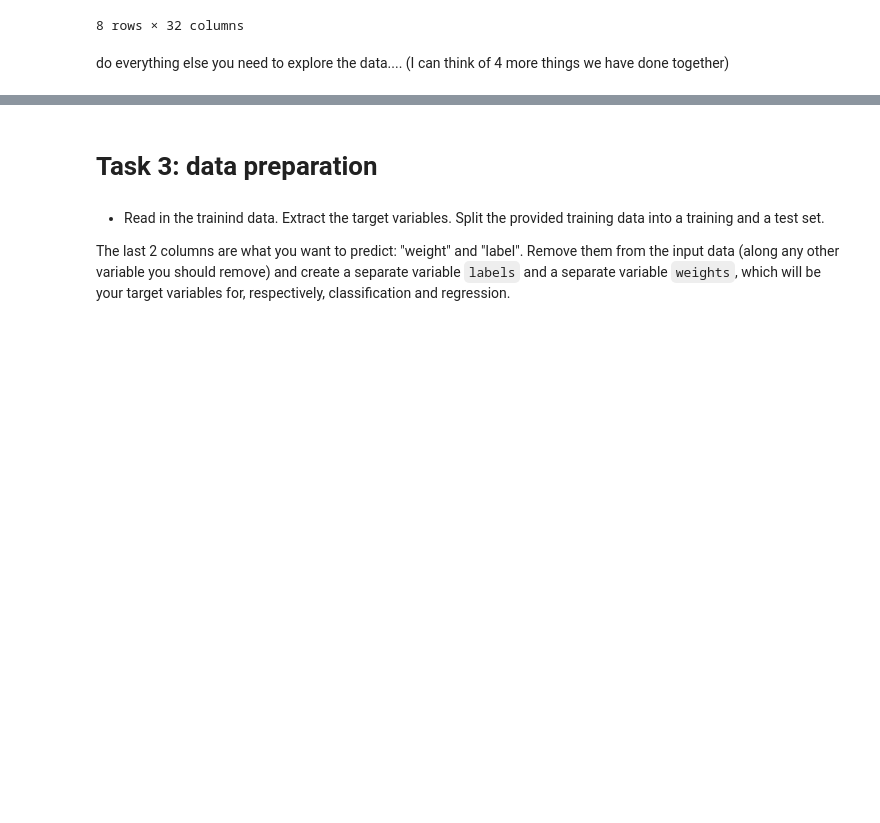
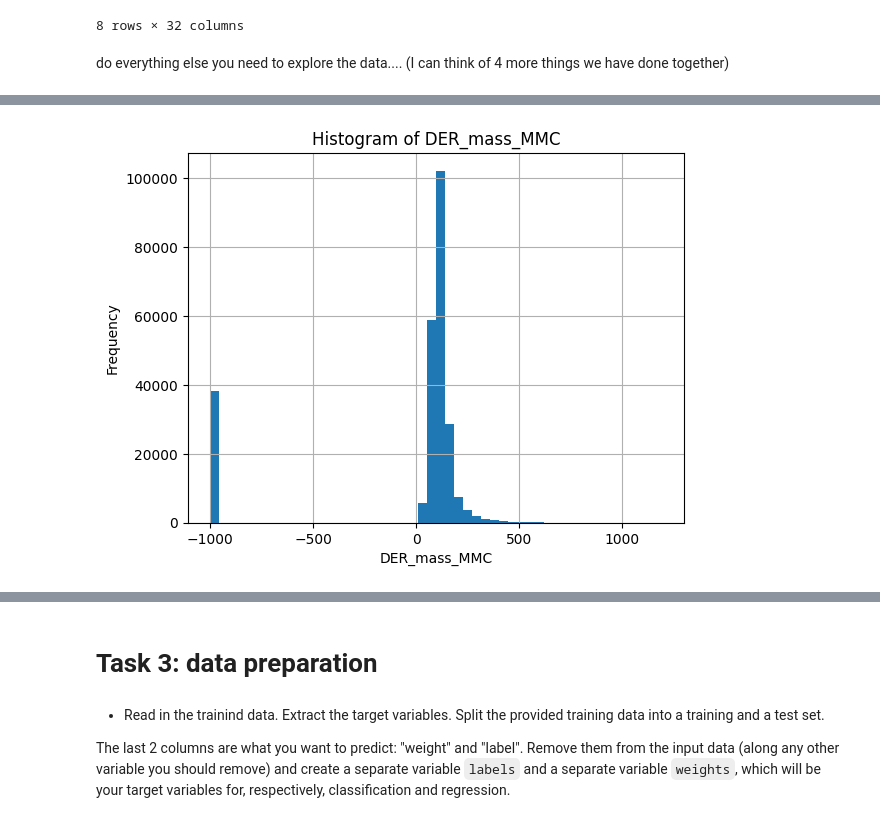
Before and after one commit to jarrodsb/DSPS_JBieber, a Jupyter notebook: HW8/higgsbosonSearch_Bieber_dsps25.ipynb, the cells around one changed output, grey strips where cells are left out. Saved outputs shown, nothing was run; the diff lists cells and outputs as text; code cells hidden in the pictures; blank space fills up the shorter version.

```diff
--- a/HW8/higgsbosonSearch_Bieber_dsps25.ipynb
+++ b/HW8/higgsbosonSearch_Bieber_dsps25.ipynb
@@ -170,0 +262,8 @@ do everything else you need to explore the data.... (I can think of 4 more thing
+# %%
+higgsdata['DER_mass_MMC'].hist(bins=50)
+pl.xlabel('DER_mass_MMC')
+pl.ylabel('Frequency')
+pl.title('Histogram of DER_mass_MMC')
+pl.show()
+# %% [output]
+[figure, added]
```
Also changed, not shown: parts of 33 cells of this notebook.
